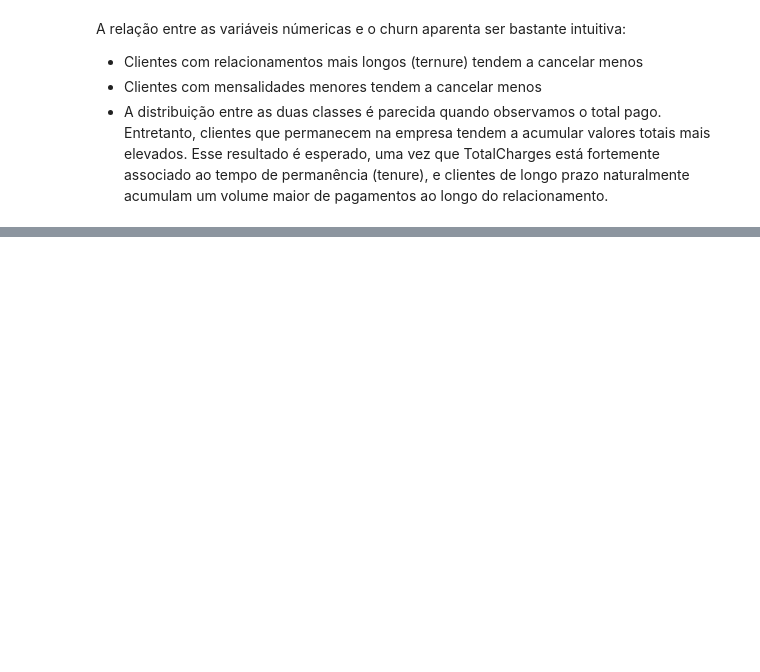
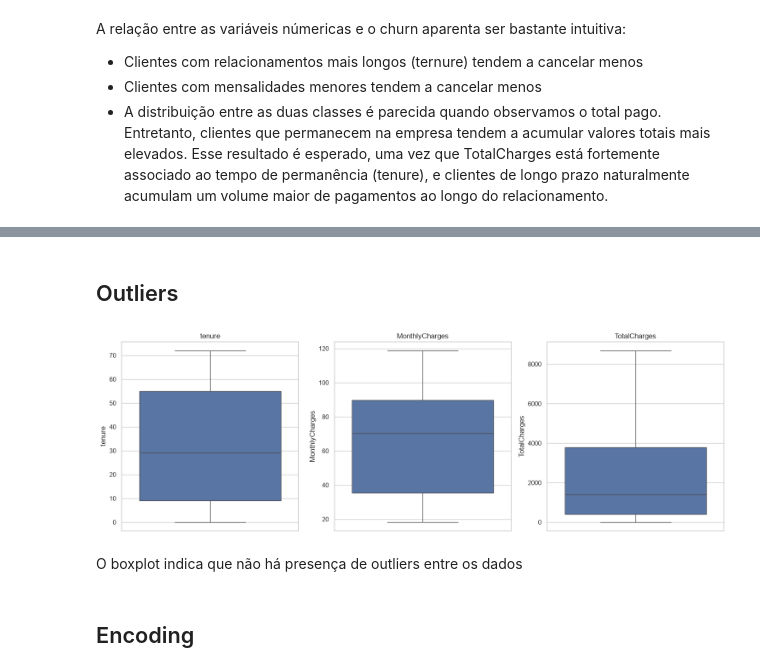
Before and after one commit to lmloCin/Projeto-Churn, a Jupyter notebook: EDA.ipynb, the cells around one changed output, grey strips where cells are left out. Saved outputs shown, nothing was run; the diff lists cells and outputs as text; code cells hidden in the pictures; blank space fills up the shorter version.

```diff
--- a/EDA.ipynb
+++ b/EDA.ipynb
@@ -233,0 +307,2 @@ A relação entre as variáveis númericas e o churn aparenta ser bastante intui
+# %%
+df_churn = pd.read_csv('data/customer_churn_telecom_services.csv')
@@ -233,0 +347,2 @@ A relação entre as variáveis númericas e o churn aparenta ser bastante intui
+# %%
+df_churn.fillna(0, inplace=True)
@@ -233,0 +363,28 @@ A relação entre as variáveis númericas e o churn aparenta ser bastante intui
+# %% [markdown]
+## Outliers
+# %%
+num_cols = [
+    'tenure',
+    'MonthlyCharges',
+    'TotalCharges'
+]
+
+fig, axes = plt.subplots(1, 3, figsize=(15, 5))
+
+for i, col in enumerate(num_cols):
+
+    sns.boxplot(
+        y=df_churn[col],
+        ax=axes[i]
+    )
+
+    axes[i].set_title(col)
+
+plt.tight_layout()
+plt.show()
+# %% [output]
+[figure, added]
+# %% [markdown]
+O boxplot indica que não há presença de outliers entre os dados
+# %% [markdown]
+## Encoding
```
Also changed, not shown: parts of 24 cells of this notebook, 3 other files.
